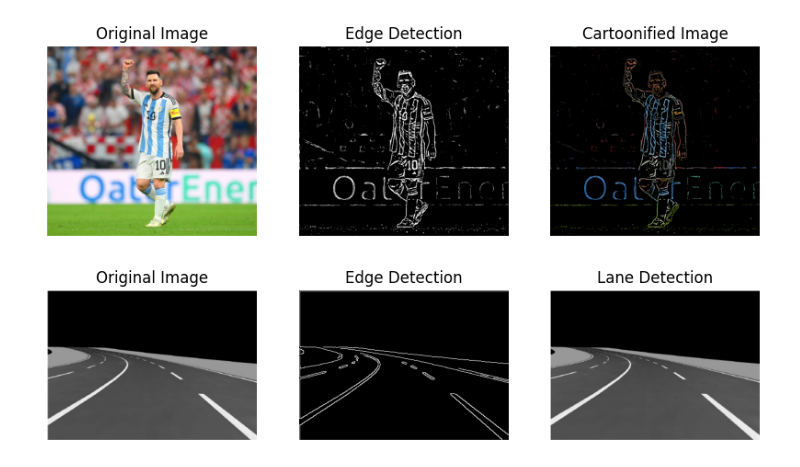
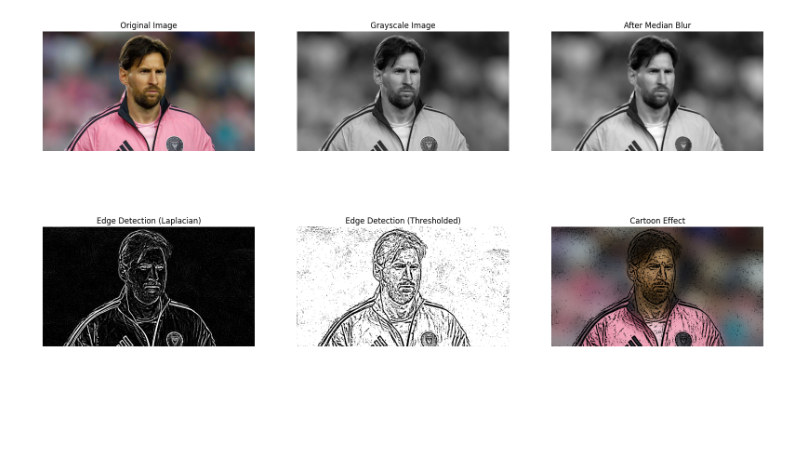
Before and after one commit to JanaAdel1010/Filter-Lane-detection, a Jupyter notebook: 8273_8145.ipynb, the cells around one changed output. Drawn from its saved outputs; the diff is of its cells as text; code cells hidden in the pictures; blank space fills up the shorter version.

Commit message:
added filters

```diff
--- a/8273_8145.ipynb
+++ b/8273_8145.ipynb
@@ -16,19 +16,31 @@ def cartoonify_image(image_path):
 
     # Apply Laplacian filter for edge detection
     edges = cv2.Laplacian(gray_blur, cv2.CV_8U, ksize=5)
-    edges = cv2.threshold(edges, 100, 255, cv2.THRESH_BINARY)[1]
+    edges_thresh = cv2.threshold(edges, 30, 255, cv2.THRESH_BINARY)[1]
+    img_small = cv2.resize(img, (img.shape[1] // 2, img.shape[0] // 2))
+    for _ in range(30):
+        img_small = cv2.bilateralFilter(img_small, 9, 100, 300)
+    color = cv2.resize(img_small, (img.shape[1], img.shape[0]))
 
-    # Apply bilateral filter for smoothening the image
-    color = cv2.bilateralFilter(img, 9, 250, 250)
 
     # Combine edges with the color image
-    cartoon = cv2.bitwise_and(color, color, mask=edges)
+    edges_inv = cv2.bitwise_not(edges_thresh)
+    #cartoon = cv2.addWeighted(color, 0.8, cv2.cvtColor(edges_inv, cv2.COLOR_GRAY2RGB), 0.2, 0)
+    cartoon = cv2.bitwise_and(color, color, mask=edges_inv)
 
     # Show results
-    plt.figure(figsize=(10,5))
-    plt.subplot(1,3,1), plt.imshow(img), plt.title("Original Image"), plt.axis("off")
-    plt.subplot(1,3,2), plt.imshow(edges, cmap='gray'), plt.title("Edge Detection"), plt.axis("off")
-    plt.subplot(1,3,3), plt.imshow(cartoon), plt.title("Cartoonified Image"), plt.axis("off")
+    plt.figure(figsize=(20, 10)),plt.subplot(2, 3, 1),plt.imshow(img),plt.title("Original Image"),plt.axis("off")
+
+    plt.subplot(2, 3, 2),plt.imshow(gray, cmap="gray"),plt.title("Grayscale Image"),plt.axis("off")
+
+    plt.subplot(2, 3, 3),plt.imshow(gray_blur, cmap="gray"),plt.title("After Median Blur"),plt.axis("off")
+
+    plt.subplot(2, 3, 4),plt.imshow(edges, cmap="gray"),plt.title("Edge Detection (Laplacian)"),plt.axis("off")
+
+    plt.subplot(2, 3, 5),plt.imshow(edges_inv, cmap="gray"),plt.title("Edge Detection (Thresholded)"),plt.axis("off")
+
+    plt.subplot(2, 3, 6),plt.imshow(cartoon),plt.title("Cartoon Effect"),plt.axis("off")
+
     plt.show()
 # %%
 def detect_lanes(image_path):
@@ -67,8 +79,7 @@ def detect_lanes(image_path):
     plt.subplot(1,3,3), plt.imshow(result), plt.title("Lane Detection"), plt.axis("off")
     plt.show()
 # %%
-cartoonify_image("test.jpg")
-detect_lanes("test2.png")
+cartoonify_image("test images/Goat.jpg")
+# detect_lanes("test2.png")
 # %% [output]
-[figure, old version]
+[figure, new version]
-[figure, removed]
```
Also changed, not shown: 5 other files.
